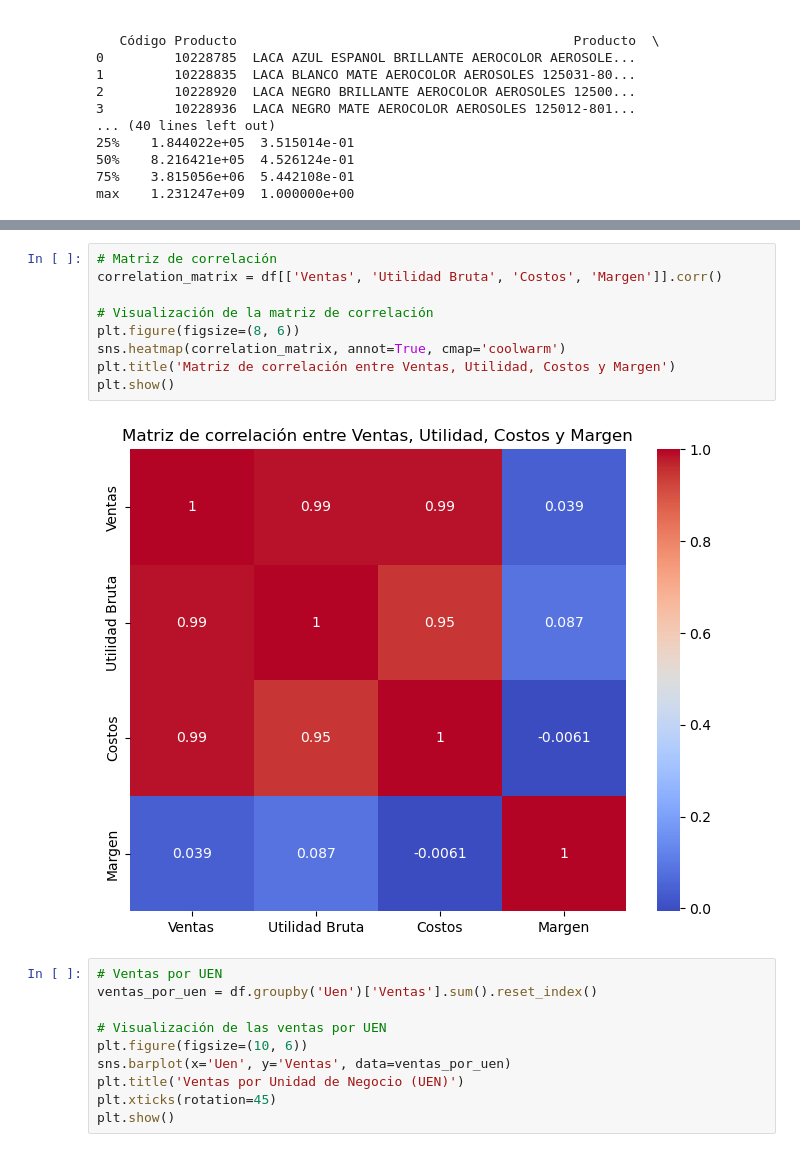
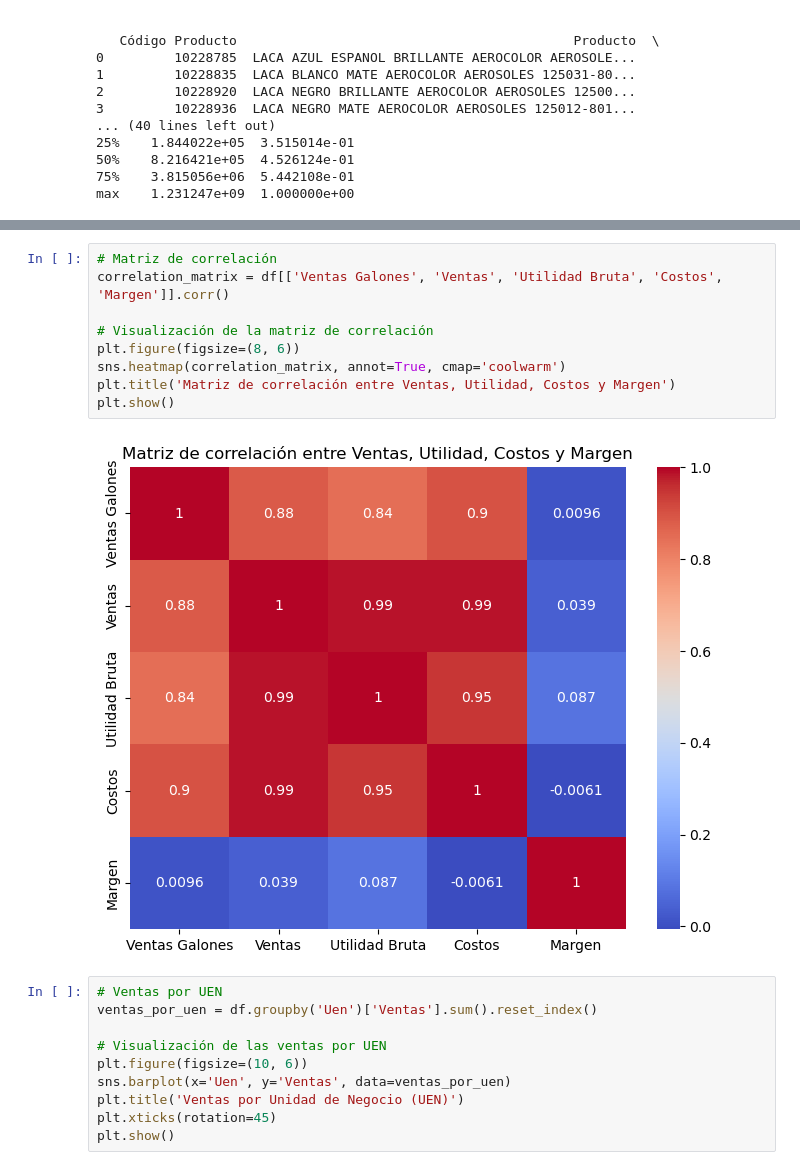
Before and after one commit to Raegar-dot/DSA-Grupo5, a Jupyter notebook: notebooks/EDA_Ventas2023_2024.ipynb, the cells around one changed output, grey strips where cells are left out. Cells and saved outputs as stored; diff of their text form.

```diff
--- a/notebooks/EDA_Ventas2023_2024.ipynb
+++ b/notebooks/EDA_Ventas2023_2024.ipynb
@@ -56,14 +31,14 @@ plt.show()
 # %%
 # Matriz de correlación
-correlation_matrix = df[['Ventas', 'Utilidad Bruta', 'Costos', 'Margen']].corr()
+correlation_matrix = df[['Ventas Galones', 'Ventas', 'Utilidad Bruta', 'Costos', 'Margen']].corr()
 
 # Visualización de la matriz de correlación
 plt.figure(figsize=(8, 6))
 sns.heatmap(correlation_matrix, annot=True, cmap='coolwarm')
 plt.title('Matriz de correlación entre Ventas, Utilidad, Costos y Margen')
 plt.show()
 # %% [output]
-[figure, old version]
+[figure, new version]
 # %%
 # Ventas por UEN
 ventas_por_uen = df.groupby('Uen')['Ventas'].sum().reset_index()
```
Also changed, not shown: parts of 4 cells of this notebook, 2 other files.
